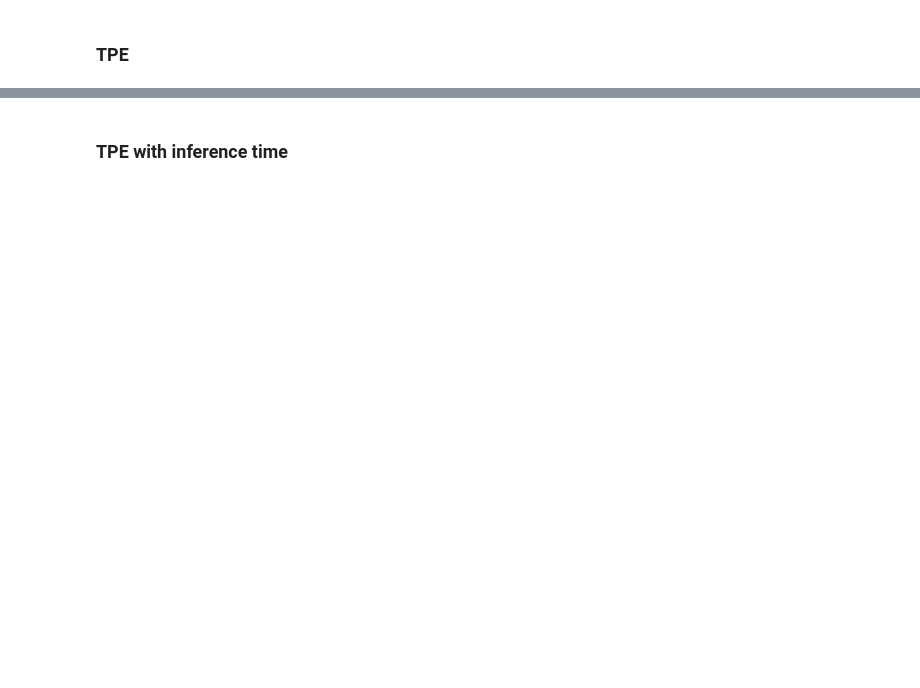
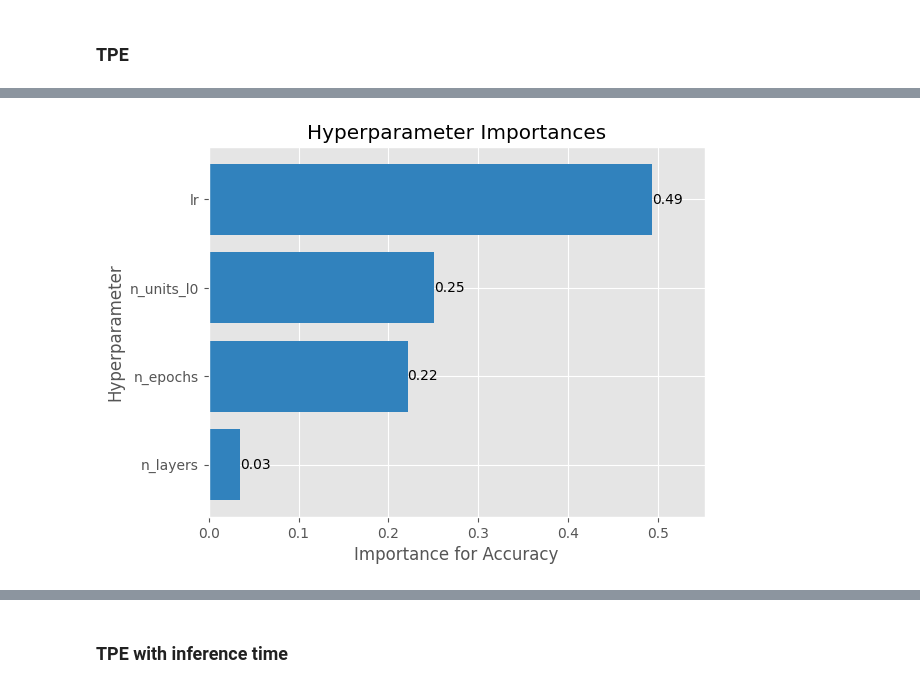
Before and after one commit to intsystems/BMM, a Jupyter notebook: lab5/BarabanshchikovaTask5.ipynb, the cells around one changed output, grey strips where cells are left out. Cells and saved outputs as stored; diff of their text form; code cells hidden in the pictures; blank space fills up the shorter version.

```diff
--- a/lab5/BarabanshchikovaTask5.ipynb
+++ b/lab5/BarabanshchikovaTask5.ipynb
@@ -457,5 +449,6 @@ plot_parallel_coordinate(TPE_study, target_name='Minus accuracy')
 # %% [output]
 [interactive output not drawn]
 # %%
-plot_param_importances(TPE_study, target_name='Accuracy')
+optuna.visualization.matplotlib.plot_param_importances(TPE_study, target_name='Accuracy')
+plt.show()
 # %% [output]
@@ -463,2 +455,3 @@ plot_param_importances(TPE_study, target_name='Accuracy')
+[figure, added]
 # %%
 #objective - duration
```
Also changed, not shown: parts of 29 cells of this notebook.
